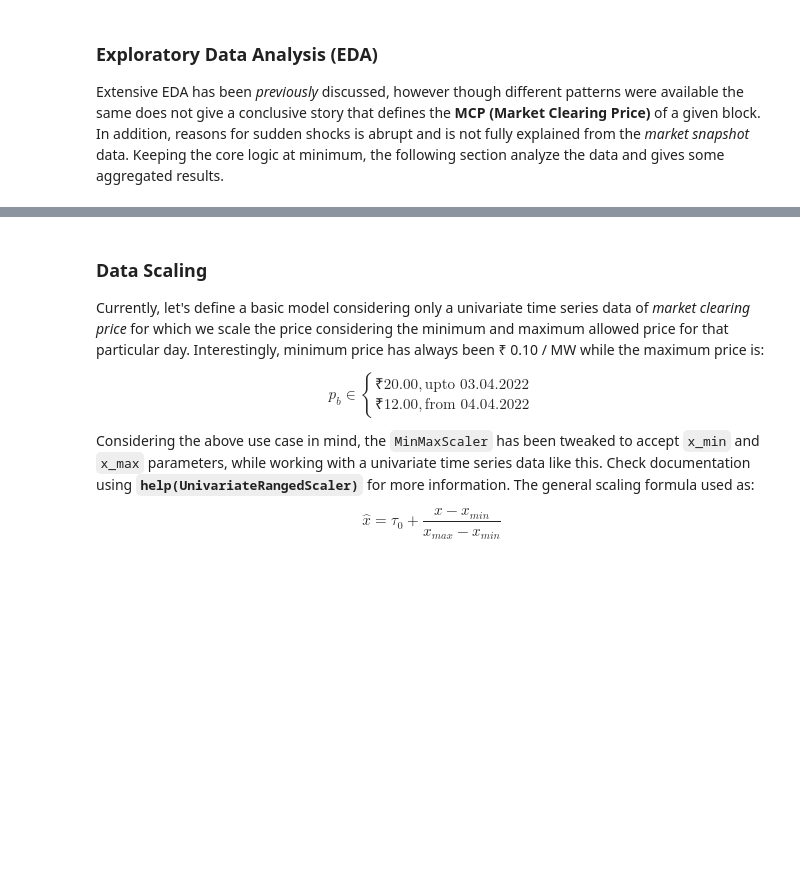
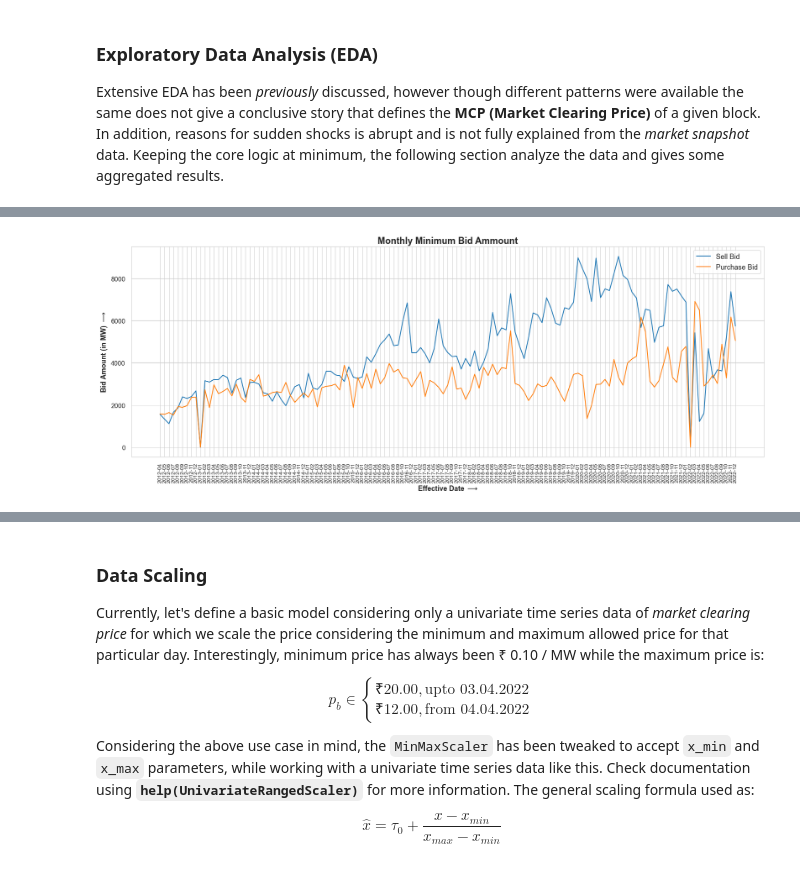
Before and after one commit to neuralNOD/nn-core, a Jupyter notebook: notebooks/Basic LSTM Approach to Predict MCP using Univariate Approach.ipynb, the cells around one changed output, grey strips where cells are left out. Cells and saved outputs as stored; diff of their text form; code cells hidden in the pictures; blank space fills up the shorter version.

```diff
--- a/notebooks/Basic LSTM Approach to Predict MCP using Univariate Approach.ipynb
+++ b/notebooks/Basic LSTM Approach to Predict MCP using Univariate Approach.ipynb
@@ -234,8 +249,11 @@ monthly_statistics_.sample()
 # %%
 lineplot_1d(
     monthly_statistics_[[("SellBid", "min"), ("PurchaseBid", "min")]].values,
     xticks = list(map(lambda dt : f"{dt[0]}-{str(dt[1]).zfill(2)}", monthly_statistics_.index.values)),
     legends = ["Sell Bid", "Purchase Bid"],
     xlabel = "Effective Date $\longrightarrow$",
     ylabel = "Bid Amount (in MW) $\longrightarrow$",
+    title = "Monthly Minimum Bid Ammount"
 )
+# %% [output]
+[figure, added]
```
Also changed, not shown: parts of 16 cells of this notebook.
